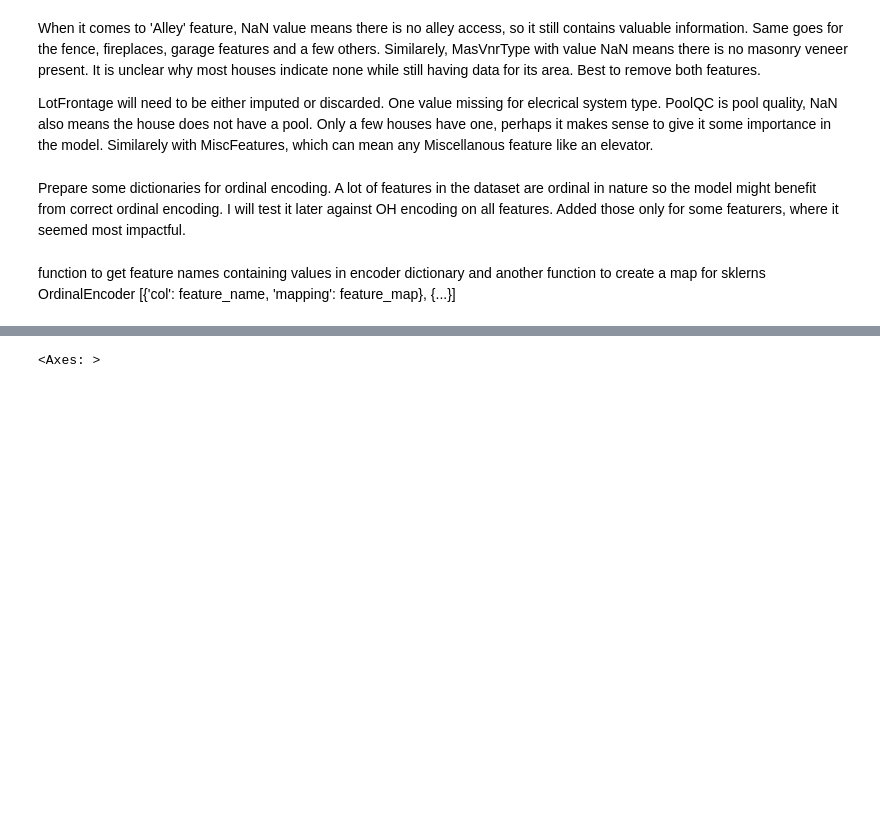
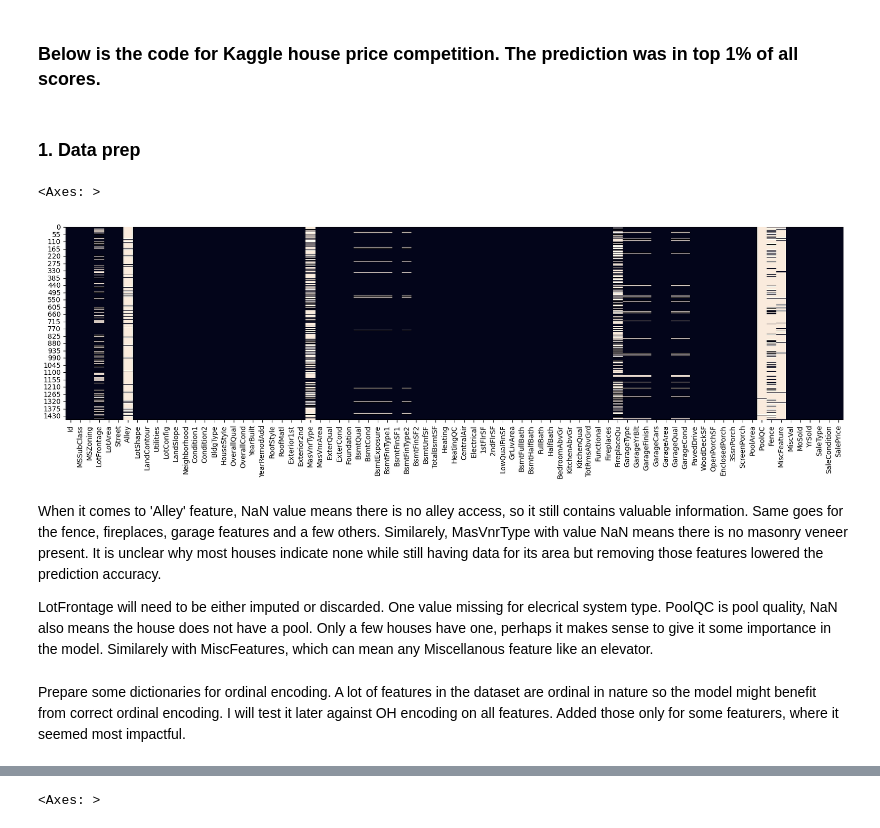
Before and after one commit to Kacper2323/Machine-Learning, a Jupyter notebook: Kaggle house price competition/kaggle_house_competition.ipynb, the cells around one changed output, grey strips where cells are left out. Cells and saved outputs as stored; diff of their text form; code cells hidden in the pictures; blank space fills up the shorter version.

```diff
--- a/Kaggle house price competition/kaggle_house_competition.ipynb
+++ b/Kaggle house price competition/kaggle_house_competition.ipynb
@@ -1,8 +1,12 @@
+# %% [markdown]
+### Below is the code for Kaggle house price competition. The prediction was in top 1% of all scores.
 # %%
 import pandas as pd
 import numpy as np
 import seaborn as sns
 import matplotlib.pyplot as plt
+# %% [markdown]
+### 1. Data prep
 # %%
 data = pd.read_csv('./kaggle_hous/train.csv')
 
@@ -10,12 +14,15 @@ Y = data['SalePrice']
 X = data.drop(columns=["SalePrice", "Id"])
 X_test = pd.read_csv('./kaggle_hous/test.csv', index_col="Id")
 # %%
-# null_plot = data.isna()
-# plt.figure(figsize=(20,5))
-# sns.heatmap(null_plot, cbar=False)
+null_plot = data.isna()
+plt.figure(figsize=(20,5))
+sns.heatmap(null_plot, cbar=False)
+# %% [output]
+<Axes: >
+[figure, added]
 # %% [markdown]
 When it comes to 'Alley' feature, NaN value means there is no alley access, so it still contains valuable information. Same goes for the fence, fireplaces, garage features and a few others.
-Similarely, MasVnrType with value NaN means there is no masonry veneer present. It is unclear why most houses indicate none while still having data for its area. Best to remove both features.
+Similarely, MasVnrType with value NaN means there is no masonry veneer present. It is unclear why most houses indicate none while still having data for its area but removing those features lowered the prediction accuracy.
 
 LotFrontage will need to be either imputed or discarded. One value missing for elecrical system type. PoolQC is pool quality, NaN also means the house does not have a pool. Only a few houses have one, perhaps it makes sense to give it some importance in the model. Similarely with MiscFeatures, which can mean any Miscellanous feature like an elevator.
 # %% [markdown]
@@ -37,5 +44,3 @@ roof_type = {'CompShg':7, 'WdShngl':0, 'Metal':5, 'WdShake':1, 'Membran':6, 'Tar
        'Roll':4, 'ClyTile':8}
 
 fet_mapping_list = [quality_feat, finish_feat, electrical_feat, functional_feat, pavement_feat, roof_type]
-# %% [markdown]
-function to get feature names containing values in encoder dictionary and another function to create a map for sklerns OrdinalEncoder [{'col': feature_name, 'mapping': feature_map}, {...}]
```
Also changed, not shown: parts of 11 cells of this notebook.
